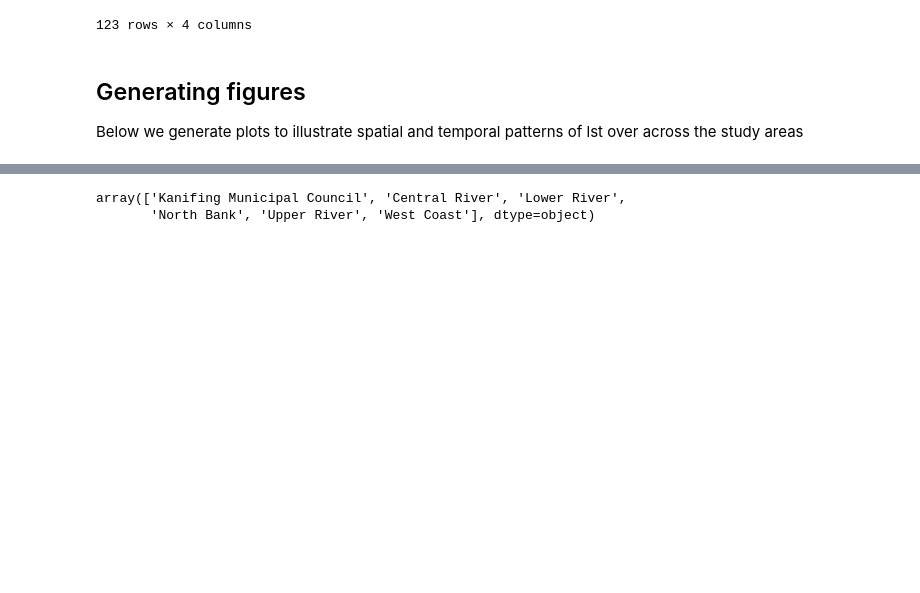
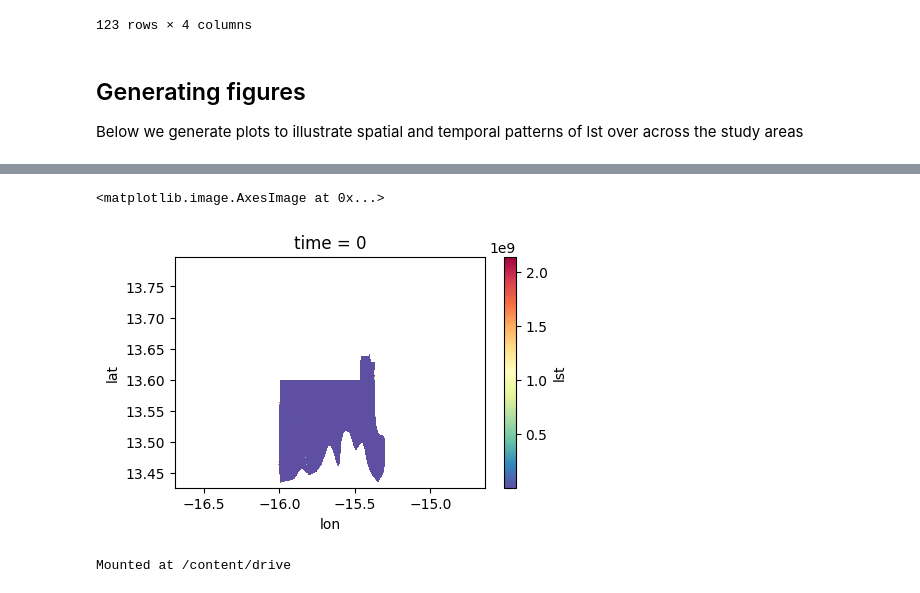
Before and after one commit to MSU-PALs/precisehealthgeo, a Jupyter notebook: Monthly Exposures by neighborhood.ipynb, the cells around one changed output, grey strips where cells are left out. Drawn from its saved outputs; the diff is of its cells as text; code cells hidden in the pictures; blank space fills up the shorter version.

```diff
--- a/Monthly Exposures by neighborhood.ipynb
+++ b/Monthly Exposures by neighborhood.ipynb
@@ -265,18 +268,29 @@ Below we generate plots to illustrate spatial and temporal patterns of lst over
 collection, roi=generateImageCollection(exposure='lst', country='gambia', dataset='landsat', facilities=False)
 # generate image mask for relavant admin areas
 country=(ee.FeatureCollection("FAO/GAUL/2015/level2").filter(ee.Filter.Or(\
-                                                                          ee.Filter.eq('ADM1_NAME', 'Kanifing Municipal Council'),
-                                                                          ee.Filter.eq('ADM1_NAME', 'Central River'),
-                                                                          ee.Filter.eq('ADM1_NAME', 'North Bank'))))
+                                                                          ee.Filter.eq('ADM2_NAME', 'Upper Baddibu'),
+                                                                          ee.Filter.eq('ADM2_NAME', 'Central Baddibu'))))
 # generate temporal mean and clip to roi
 collection=collection.mean().clip(country)
 drawCollection((collection, roi), exposure='lst', country='gambia')
 # %% [output]
 [interactive output not drawn]
-# %%
-# export image and feature collections to xarray and geodataframe resp
-
-roi=geemap.ee_to_gdf(roi)
-# %% [output]
-array(['Kanifing Municipal Council', 'Central River', 'Lower River',
-       'North Bank', 'Upper River', 'West Coast'], dtype=object)
+# %%
+# define reusable parameters for exporting
+export_params=dict(crs='EPSG:4326', scale=30*0.001/111, geometry=roi.geometry())
+# spatial_dims=dict(x='lon', y='lat')
+
+# export image and feature collections to xarray and geodataframe resp
+lst_raster=(geemap.ee_to_xarray(collection, **export_params)\
+            .rename_dims({'lon':'x', 'lat':'y'})
+            # .transpose('y', 'x')
+            .rio.set_spatial_dims(x_dim='x', y_dim='y'))
+gdf=(geemap.ee_to_gdf(roi)\
+     .to_crs(export_params['crs']))
+# %%
+fig=plt.figure(figsize=(5, 3))
+ax=plt.axes(projection=ccrs.PlateCarree())
+lst_raster['lst'].isel(time=0).plot.imshow(ax=ax, cmap='Spectral_r', **spatial_dims)
+# %% [output]
+<matplotlib.image.AxesImage at 0x...>
+[figure, added]
@@ -282,0 +301,5 @@ array(['Kanifing Municipal Council', 'Central River', 'Lower River',
+# %%
+from google.colab import drive
+drive.mount('/content/drive')
+# %% [output]
+Mounted at /content/drive
```
Also changed, not shown: parts of 5 cells of this notebook.
